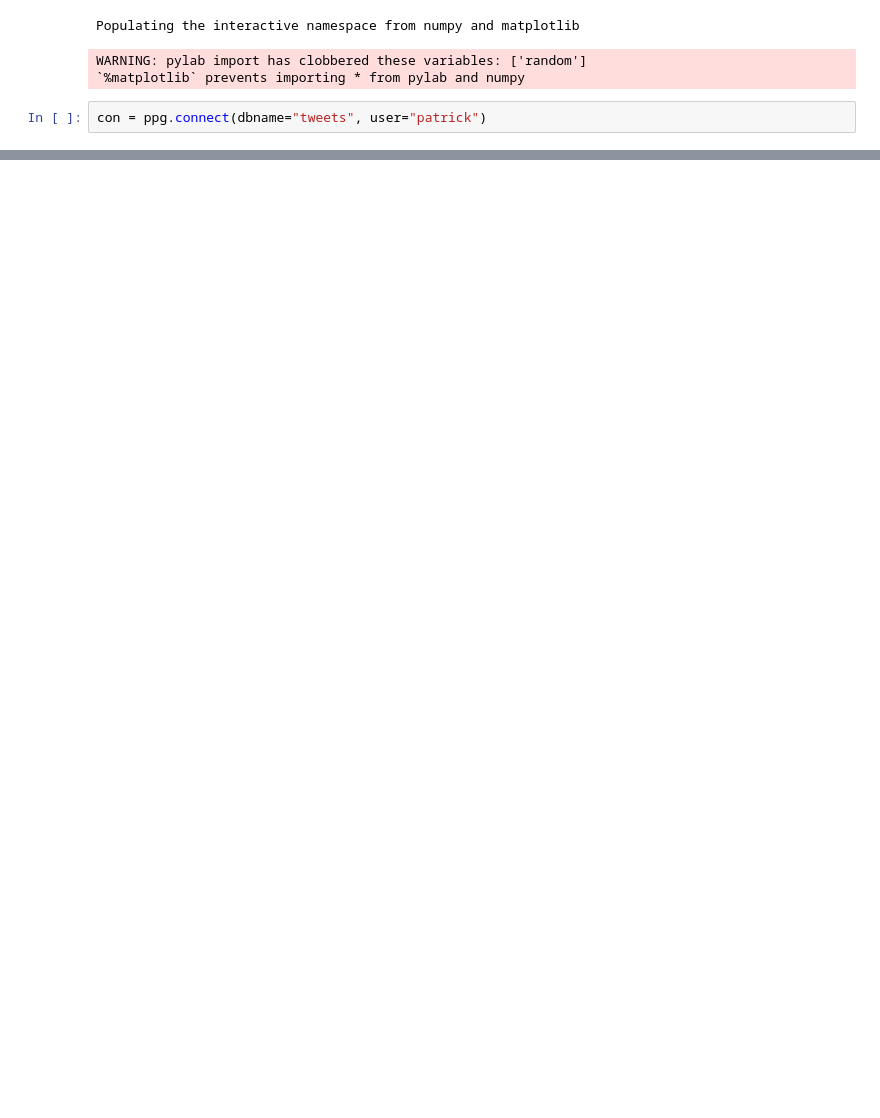
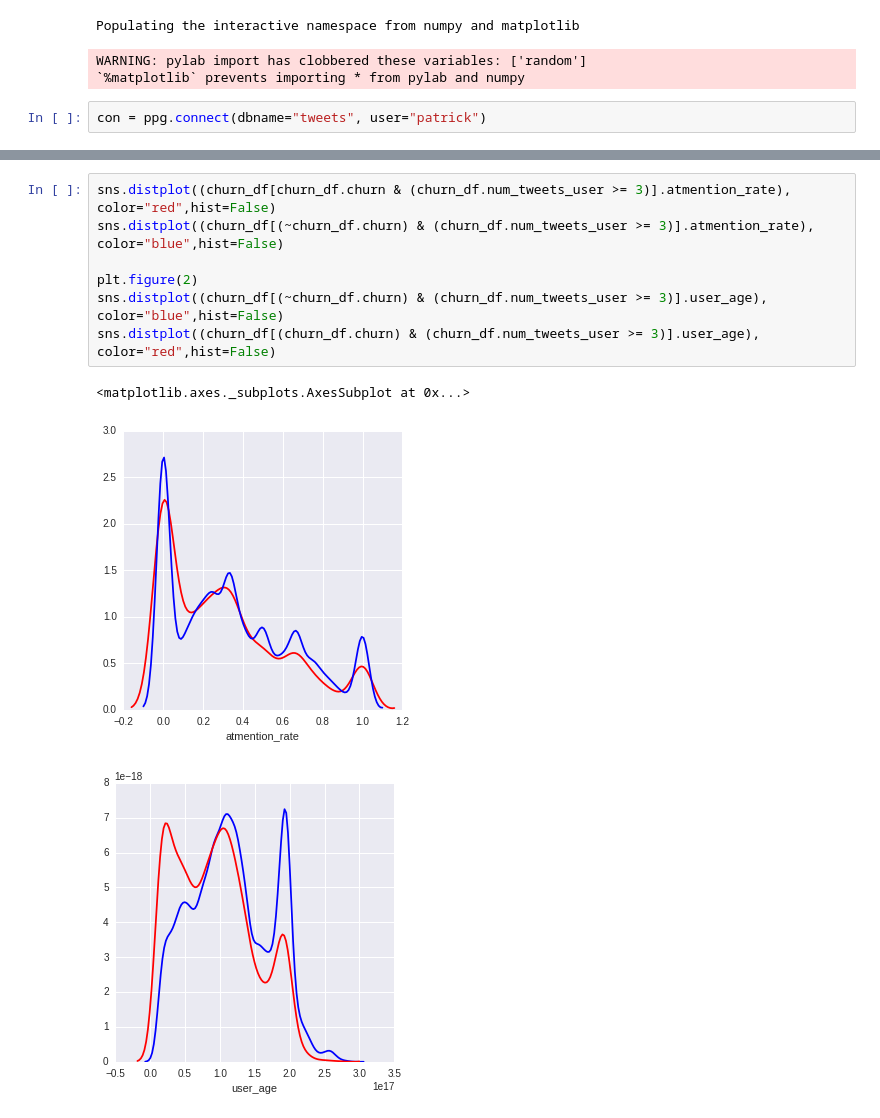
Before and after one commit to pcallier/insight, a Jupyter notebook: notebooks/Retention-Churn.ipynb, the cells around one changed output, grey strips where cells are left out. Cells and saved outputs as stored; diff of their text form; blank space fills up the shorter version.

```diff
--- a/notebooks/Retention-Churn.ipynb
+++ b/notebooks/Retention-Churn.ipynb
@@ -106,0 +234,11 @@ Recall:  0.599158337717
+# %%
+sns.distplot((churn_df[churn_df.churn & (churn_df.num_tweets_user >= 3)].atmention_rate), color="red",hist=False)
+sns.distplot((churn_df[(~churn_df.churn) & (churn_df.num_tweets_user >= 3)].atmention_rate), color="blue",hist=False)
+
+plt.figure(2)
+sns.distplot((churn_df[(~churn_df.churn) & (churn_df.num_tweets_user >= 3)].user_age), color="blue",hist=False)
+sns.distplot((churn_df[(churn_df.churn) & (churn_df.num_tweets_user >= 3)].user_age), color="red",hist=False)
+# %% [output]
+<matplotlib.axes._subplots.AxesSubplot at 0x...>
+[figure, added]
+[figure, added]
```
Also changed, not shown: parts of 24 cells of this notebook.
